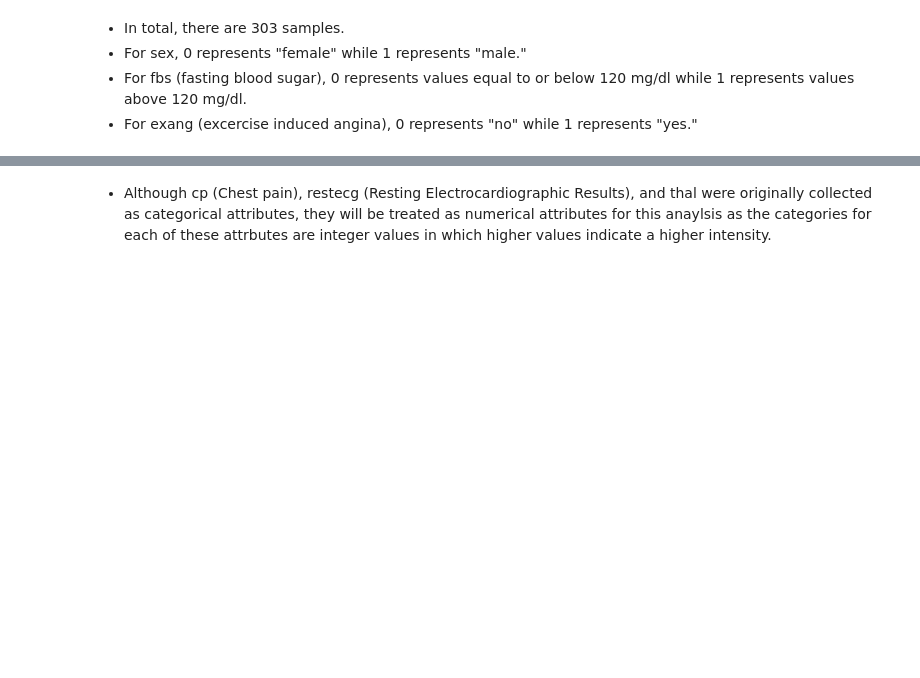
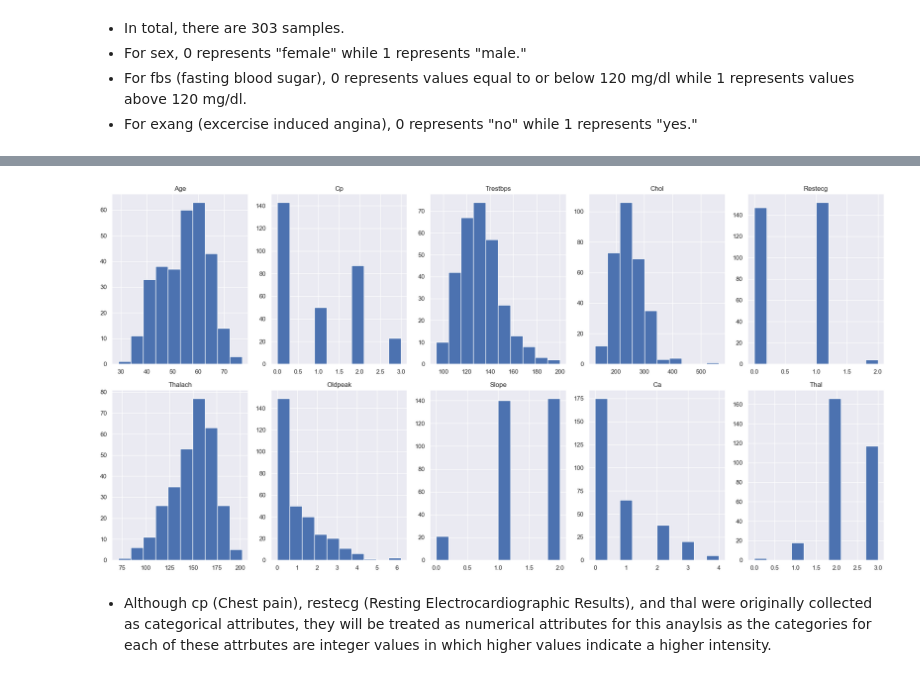
Before and after one commit to Edric456/CSCI-3360-Data-Science---Heart-Disease-Analysis, a Jupyter notebook: Heart Disease Analysis - Processing .ipynb, the cells around one changed output, grey strips where cells are left out. Cells and saved outputs as stored; diff of their text form; code cells hidden in the pictures; blank space fills up the shorter version.

Commit message:
Added histograms.

```diff
--- a/Heart Disease Analysis - Processing .ipynb
+++ b/Heart Disease Analysis - Processing .ipynb
@@ -158,3 +163,43 @@ plt.show()
+# %%
+sns.set()
+
+# https://matplotlib.org/stable/gallery/statistics/histogram_multihist.html
+fig, ((ax0, ax1, ax2, ax3, ax4), (ax5, ax6, ax7, ax8, ax9)) = plt.subplots(2, 5)
+
+ax0.hist(data["age"], histtype='bar')
+ax0.set_title('Age')
+
+ax1.hist(data["cp"], histtype='bar')
+ax1.set_title('Cp')
+
+ax2.hist(data["trestbps"], histtype='bar')
+ax2.set_title('Trestbps')
+
+ax3.hist(data["chol"], histtype='bar')
+ax3.set_title('Chol')
+
+ax4.hist(data["restecg"], histtype='bar')
+ax4.set_title('Restecg')
+
+ax5.hist(data["thalach"], histtype='bar')
+ax5.set_title('Thalach')
+
+ax6.hist(data["oldpeak"], histtype='bar')
+ax6.set_title('Oldpeak')
+
+ax7.hist(data["slope"], histtype='bar')
+ax7.set_title('Slope')
+
+ax8.hist(data["ca"], histtype='bar')
+ax8.set_title('Ca')
+
+ax9.hist(data["thal"], histtype='bar')
+ax9.set_title('Thal')
+
+fig.tight_layout()
+plt.show()
+# %% [output]
+[figure, added]
 # %% [markdown]
 * Although cp (Chest pain), restecg (Resting Electrocardiographic Results), and thal were originally collected as categorical attributes, they will be treated as numerical attributes for this anaylsis as the categories for each of these attrbutes are integer values in which higher values indicate a higher intensity.
 # %%
```
Also changed, not shown: parts of 5 cells of this notebook.
